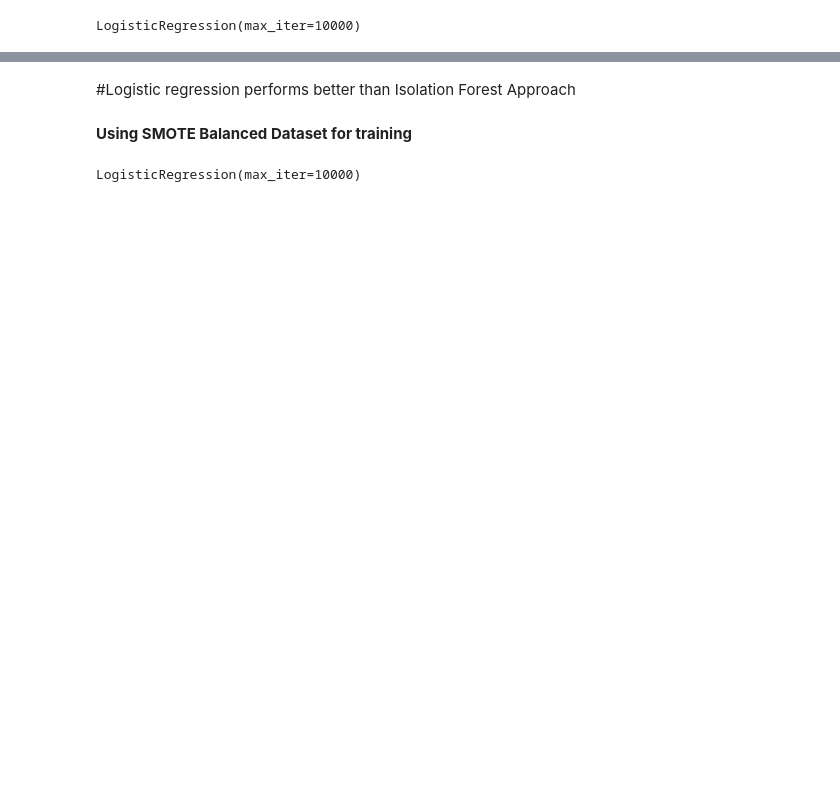
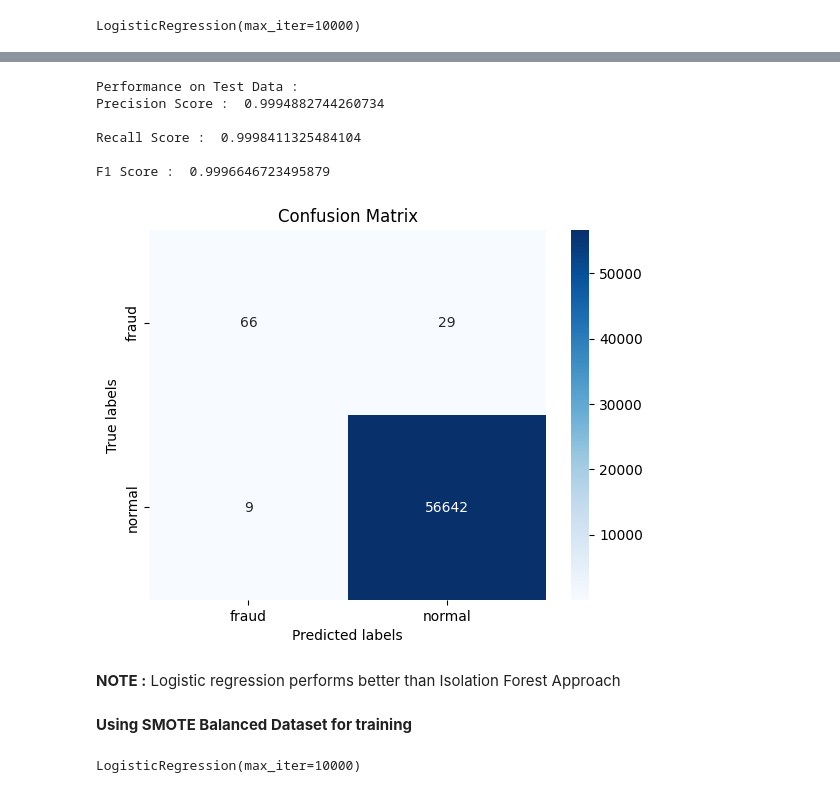
Before and after one commit to aadityab7/Data-Science-Projects, a Jupyter notebook: Credit Card Fraud Detection/Credit Card Fraud Detection.ipynb, the cells around one changed output, grey strips where cells are left out. Drawn from its saved outputs; the diff is of its cells as text; code cells hidden in the pictures; blank space fills up the shorter version.

```diff
--- a/Credit Card Fraud Detection/Credit Card Fraud Detection.ipynb
+++ b/Credit Card Fraud Detection/Credit Card Fraud Detection.ipynb
@@ -473,5 +520,16 @@ Confusion Matrix :
+# %%
+print("Performance on Test Data : ")
+print_metrics_evaluation(y_pred_test_lr, y_test)
+# %% [output]
+Performance on Test Data :
+Precision Score :  0.9994882744260734
+
+Recall Score :  0.9998411325484104
+
+F1 Score :  0.9996646723495879
+[figure, added]
 # %% [markdown]
-#Logistic regression performs better than Isolation Forest Approach
+**NOTE :** Logistic regression performs better than Isolation Forest Approach
 # %% [markdown]
 **Using SMOTE Balanced Dataset for training**
 # %%
```
Also changed, not shown: parts of 66 cells of this notebook, 1 other file.
